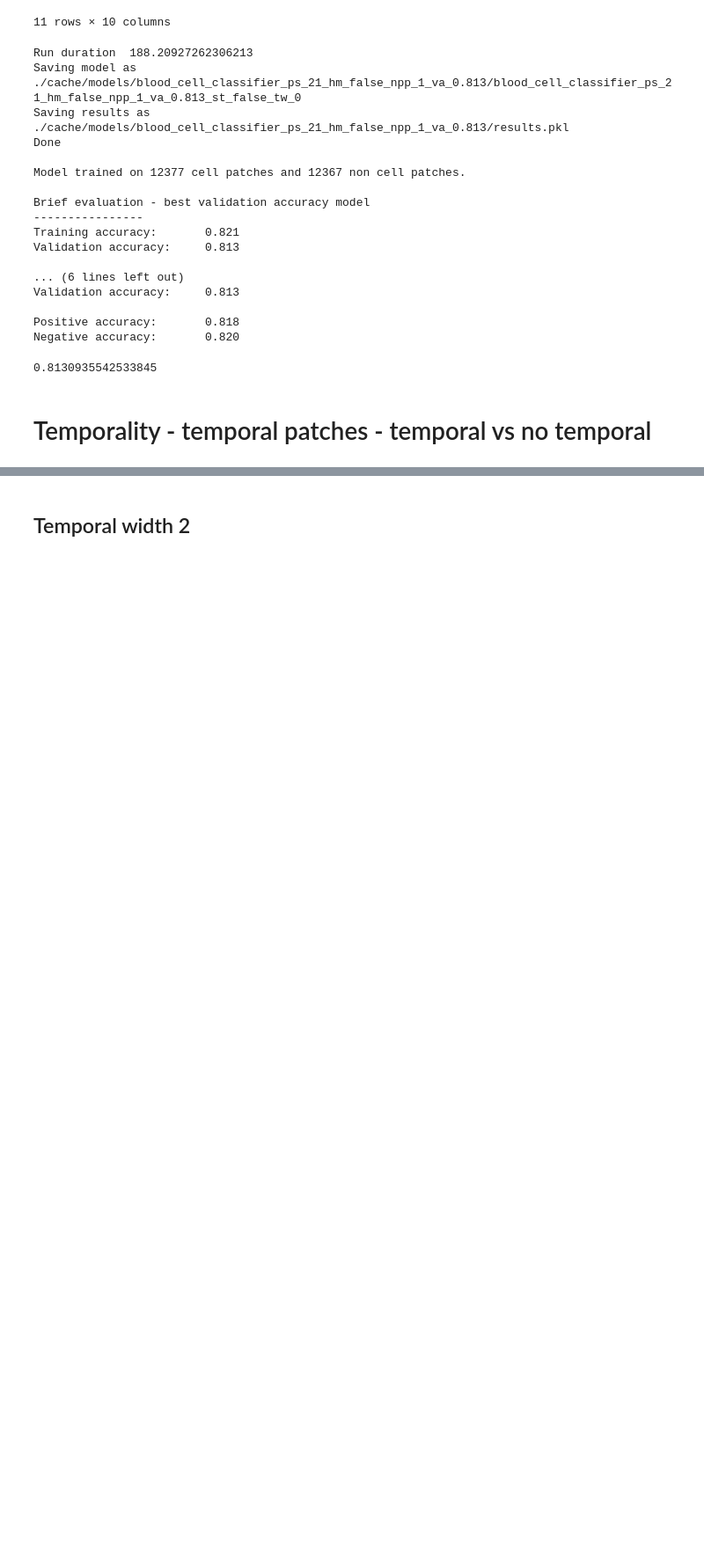
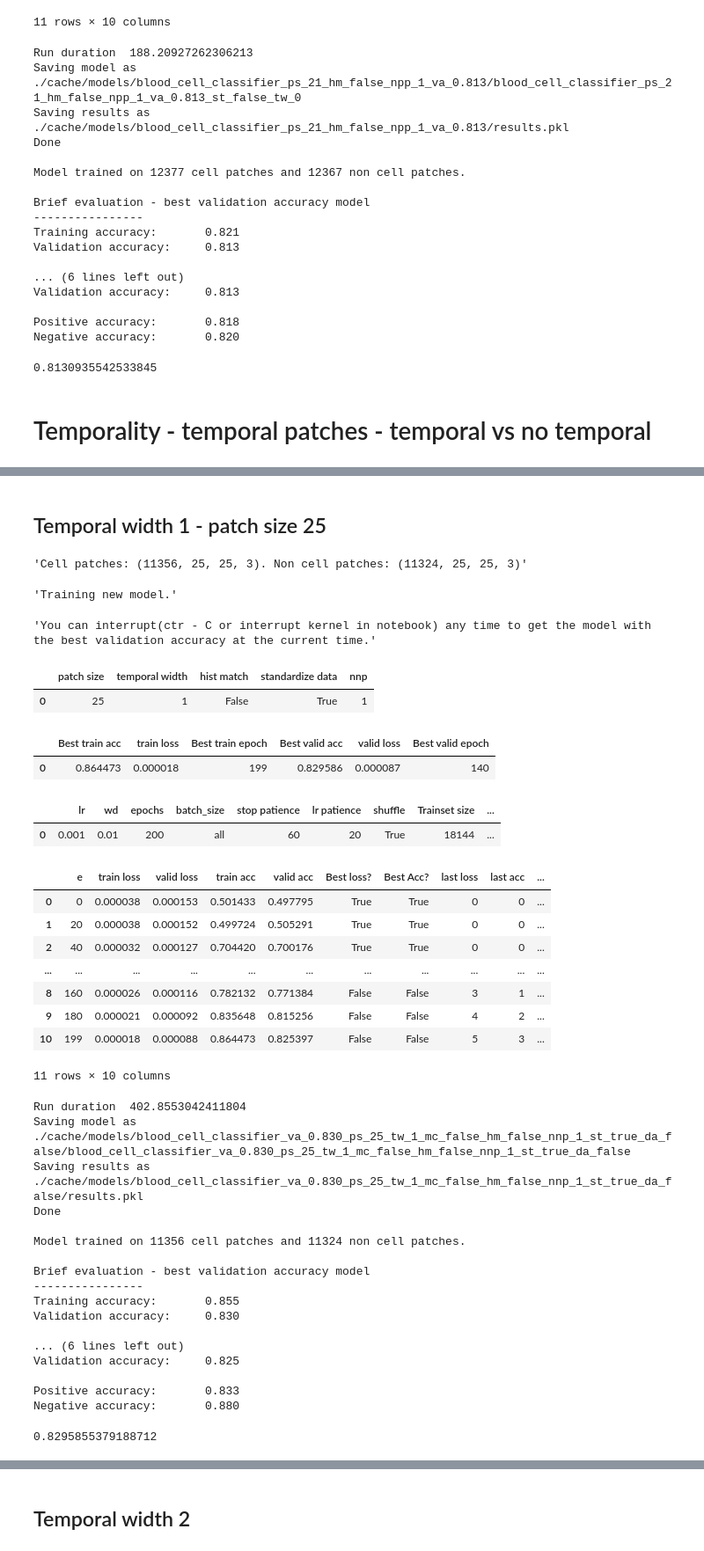
Before and after one commit to cchadj/cell-tracking-ucl-thesis, a Jupyter notebook: train-model-minimal.ipynb, the cells around one changed output, grey strips where cells are left out. Shown at 88% size. Cells and saved outputs as stored; diff of their text form; code cells hidden in the pictures; blank space fills up the shorter version.

```diff
--- a/train-model-minimal.ipynb
+++ b/train-model-minimal.ipynb
@@ -473,0 +718,53 @@ results.best_valid_accuracy
+# %% [markdown]
+## Temporal width 1 - patch size 25
+# %%
+model, results = train_model_demo(
+                 patch_size=25,
+                 temporal_width=1,
+                 do_hist_match=False,
+                 n_negatives_per_positive=1,
+                 standardize_dataset=True,
+
+                 video_sessions = video_sessions_registered,
+                 train_params=deepcopy(train_params),
+                 try_load_data_from_cache=False,
+                 try_load_model_from_cache=False,
+                )
+results.best_valid_accuracy
+# %% [output]
+'Cell patches: (11356, 25, 25, 3). Non cell patches: (11324, 25, 25, 3)'
+'Training new model.'
+'You can interrupt(ctr - C or interrupt kernel in notebook) any time to get the model with the best validation accuracy at the current time.'
+|  | patch size | temporal width | hist match | standardize data | nnp |
+| 0 | 25 | 1 | False | True | 1 |
+|  | Best train acc | train loss | Best train epoch | Best valid acc | valid loss | Best valid epoch |
+| 0 | 0.864473 | 0.000018 | 199 | 0.829586 | 0.000087 | 140 |
+|  | lr | wd | epochs | batch_size | stop patience | lr patience | shuffle | Trainset size | ... |
+| 0 | 0.001 | 0.01 | 200 | all | 60 | 20 | True | 18144 | ... |
+|  | e | train loss | valid loss | train acc | valid acc | Best loss? | Best Acc? | last loss | last acc | ... |
+| 0 | 0 | 0.000038 | 0.000153 | 0.501433 | 0.497795 | True | True | 0 | 0 | ... |
+| 1 | 20 | 0.000038 | 0.000152 | 0.499724 | 0.505291 | True | True | 0 | 0 | ... |
+| 2 | 40 | 0.000032 | 0.000127 | 0.704420 | 0.700176 | True | True | 0 | 0 | ... |
+| ... | ... | ... | ... | ... | ... | ... | ... | ... | ... | ... |
+| 8 | 160 | 0.000026 | 0.000116 | 0.782132 | 0.771384 | False | False | 3 | 1 | ... |
+| 9 | 180 | 0.000021 | 0.000092 | 0.835648 | 0.815256 | False | False | 4 | 2 | ... |
+| 10 | 199 | 0.000018 | 0.000088 | 0.864473 | 0.825397 | False | False | 5 | 3 | ... |
+11 rows × 10 columns
+Run duration  402.8553042411804
+Saving model as ./cache/models/blood_cell_classifier_va_0.830_ps_25_tw_1_mc_false_hm_false_nnp_1_st_true_da_false/blood_cell_classifier_va_0.830_ps_25_tw_1_mc_false_hm_false_nnp_1_st_true_da_false
+Saving results as ./cache/models/blood_cell_classifier_va_0.830_ps_25_tw_1_mc_false_hm_false_nnp_1_st_true_da_false/results.pkl
+Done
+
+Model trained on 11356 cell patches and 11324 non cell patches.
+
+Brief evaluation - best validation accuracy model
+----------------
+Training accuracy:       0.855
+Validation accuracy:     0.830
+
+... (6 lines left out)
+Validation accuracy:     0.825
+
+Positive accuracy:       0.833
+Negative accuracy:       0.880
+0.8295855379188712
```
Also changed, not shown: parts of 18 cells of this notebook, 1 other file.
